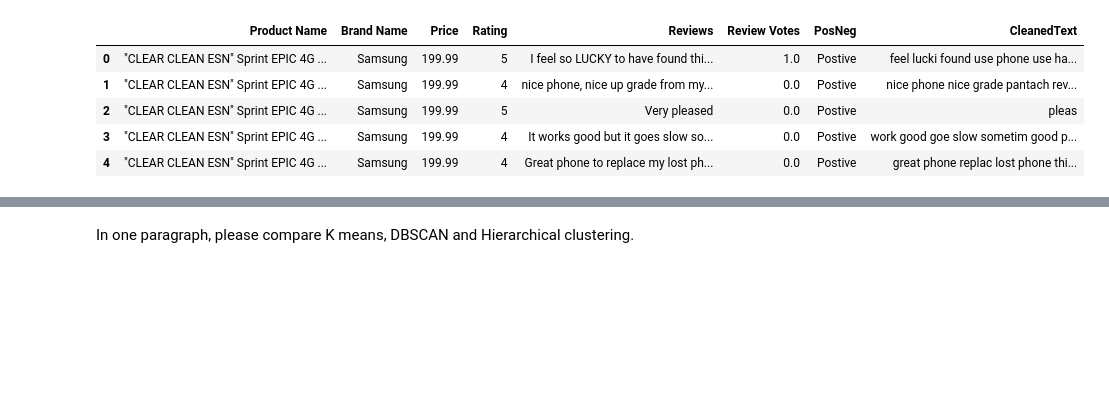
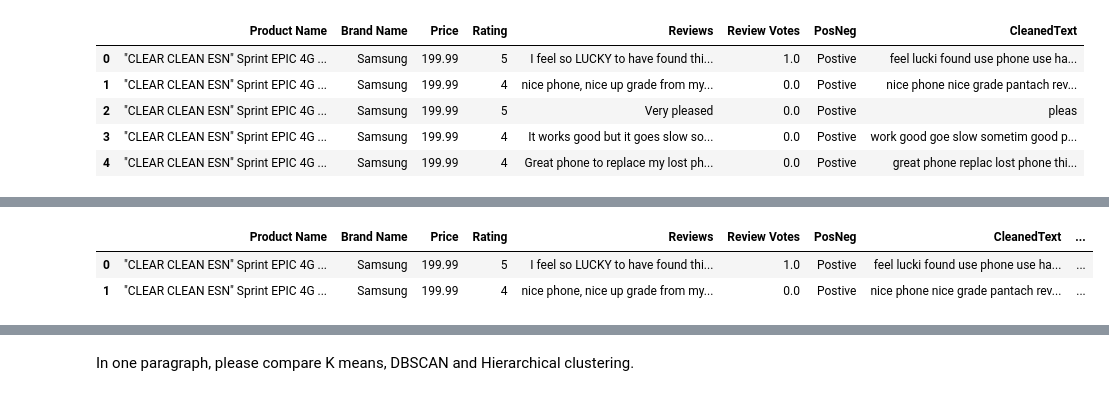
Before and after one commit to betty6you/Jing_INFO5731_Spring2020, a Jupyter notebook: In_Class_exercises_10.ipynb, the cells around one changed output, grey strips where cells are left out. Saved outputs shown, nothing was run; the diff lists cells and outputs as text; code cells hidden in the pictures; blank space fills up the shorter version.

```diff
--- a/In_Class_exercises_10.ipynb
+++ b/In_Class_exercises_10.ipynb
@@ -177,5 +193,8 @@ silhouette_score
 # %%
-df = final
 df['Bow Clus Label'] = model.labels_ # the last column you can see the label numebers
 df.head(2)
+# %% [output]
+|  | Product Name | Brand Name | Price | Rating | Reviews | Review Votes | PosNeg | CleanedText | ... |
+| 0 | "CLEAR CLEAN ESN" Sprint EPIC 4G ... | Samsung | 199.99 | 5 | I feel so LUCKY to have found thi... | 1.0 | Postive | feel lucki found use phone use ha... | ... |
+| 1 | "CLEAR CLEAN ESN" Sprint EPIC 4G ... | Samsung | 199.99 | 4 | nice phone, nice up grade from my... | 0.0 | Postive | nice phone nice grade pantach rev... | ... |
 # %%
```
Also changed, not shown: parts of 28 cells of this notebook.
